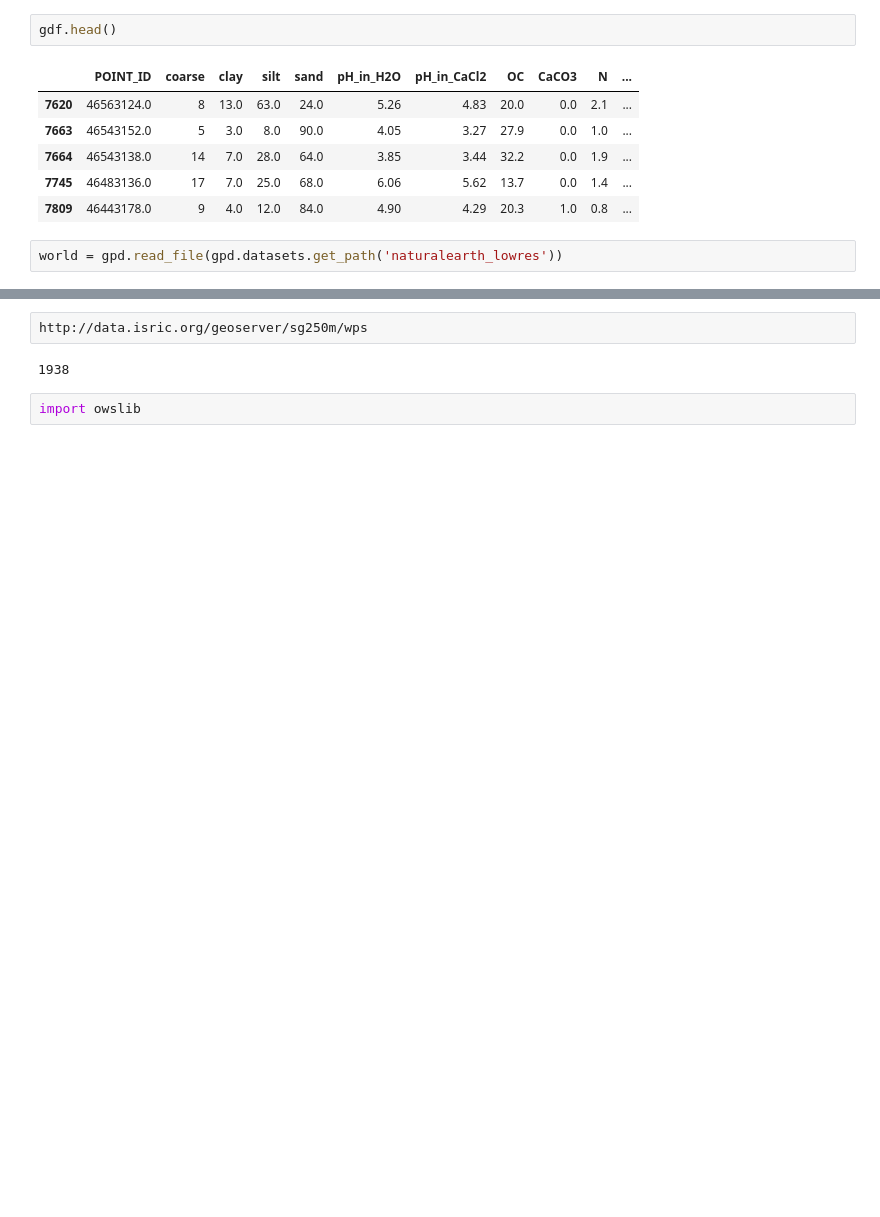
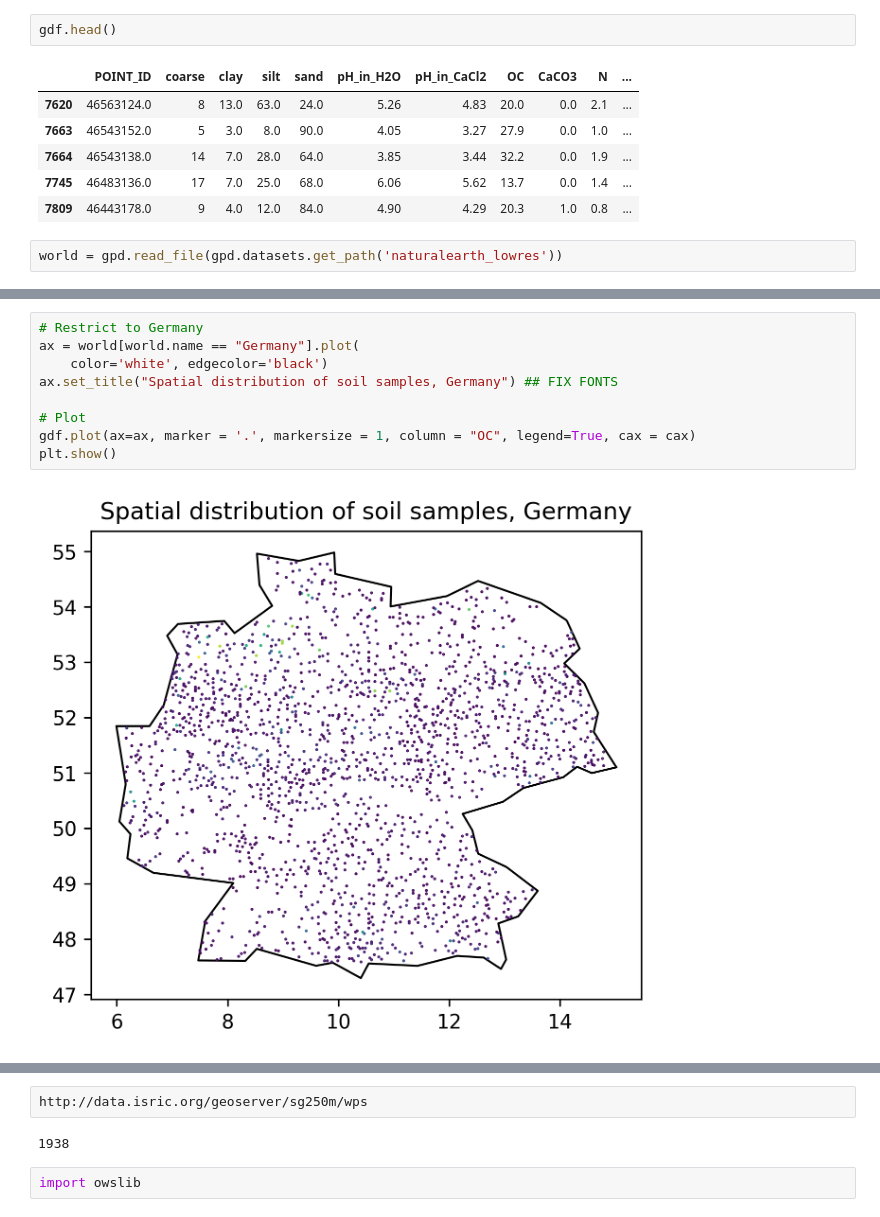
Before and after one commit to ppiont/cnn-soc-wagga, a Jupyter notebook: data_visualization.ipynb, the cells around one changed output, grey strips where cells are left out. Cells and saved outputs as stored; diff of their text form; blank space fills up the shorter version.

```diff
--- a/data_visualization.ipynb
+++ b/data_visualization.ipynb
@@ -72,4 +73,15 @@ plt.savefig("germanyplot.png")
 <Figure size 1500x1500 with 0 Axes>
+# %%
+# Restrict to Germany
+ax = world[world.name == "Germany"].plot(
+    color='white', edgecolor='black')
+ax.set_title("Spatial distribution of soil samples, Germany") ## FIX FONTS
+
+# Plot
+gdf.plot(ax=ax, marker = '.', markersize = 1, column = "OC", legend=True, cax = cax)
+plt.show()
+# %% [output]
+[figure, added]
 # %%
 !pip install owslib
 # %% [output]
```
Also changed, not shown: parts of 2 cells of this notebook.
